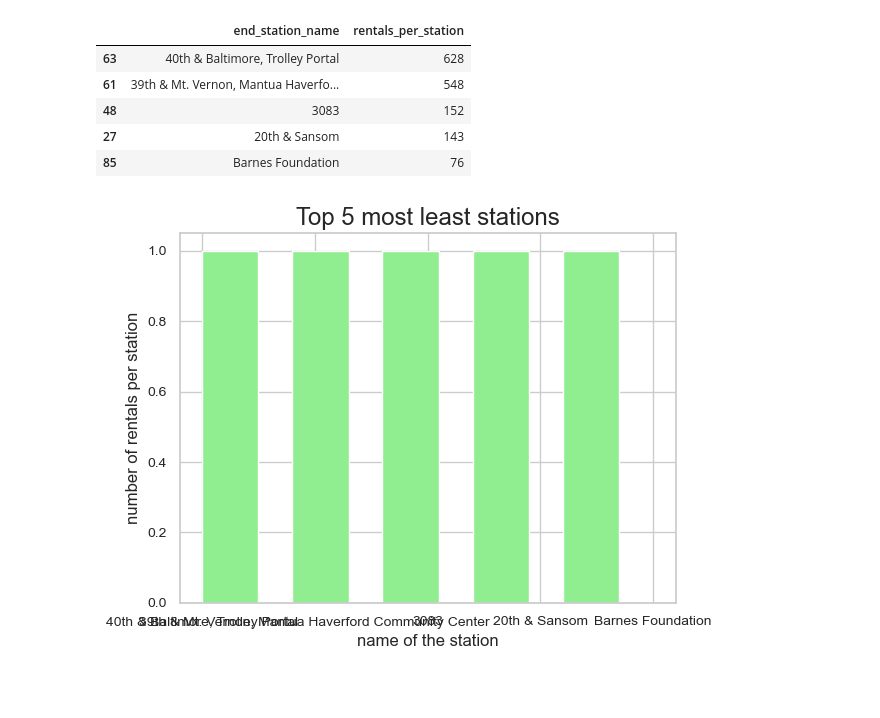
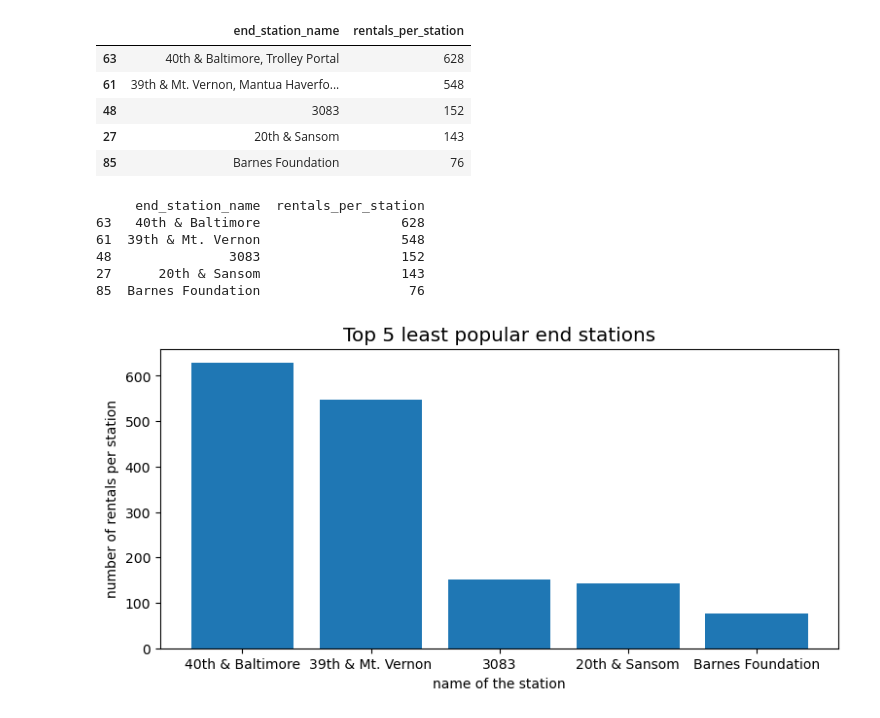
Before and after one commit to yassinehammou27/intentionally_blank, a Jupyter notebook: Geographical Demand Patterns.ipynb, the cells around one changed output. Saved outputs shown, nothing was run; the diff lists cells and outputs as text; code cells hidden in the pictures; blank space fills up the shorter version.

```diff
--- a/Geographical Demand Patterns.ipynb
+++ b/Geographical Demand Patterns.ipynb
@@ -160,13 +160,24 @@ df_least_popular_end
 | 48 | 3083 | 152 |
 | 27 | 20th & Sansom | 143 |
 | 85 | Barnes Foundation | 76 |
+# %%
+df_least_popular_end = df_least_popular_end.replace(['39th & Mt. Vernon, Mantua Haverford Community Center', '40th & Baltimore, Trolley Portal'], ['39th & Mt. Vernon', '40th & Baltimore'])
+print(df_least_popular_end)
+# %% [output]
+     end_station_name  rentals_per_station
+63   40th & Baltimore                  628
+61  39th & Mt. Vernon                  548
+48               3083                  152
+27      20th & Sansom                  143
+85  Barnes Foundation                   76
 # %%
-plt.hist(df_least_popular_end["end_station_name"], bins = 5, color = "lightgreen", histtype = 'barstacked', width = 0.5)
+fig = plt.figure(figsize=(9,4))
+plt.bar(df_least_popular_end["end_station_name"], df_least_popular_end["rentals_per_station"])
 plt.rc('xtick', labelsize = 10)
 plt.rc('ytick', labelsize = 10)
 plt.xlabel("name of the station", size = 'medium')
 plt.ylabel("number of rentals per station", size = 'medium')
-plt.title("Top 5 most least stations", size = 'x-large')
+plt.title("Top 5 least popular end stations", size = 'x-large')
 plt.show()
 # %% [output]
-[figure, old version]
+[figure, new version]
```
Also changed, not shown: parts of 4 cells of this notebook.
